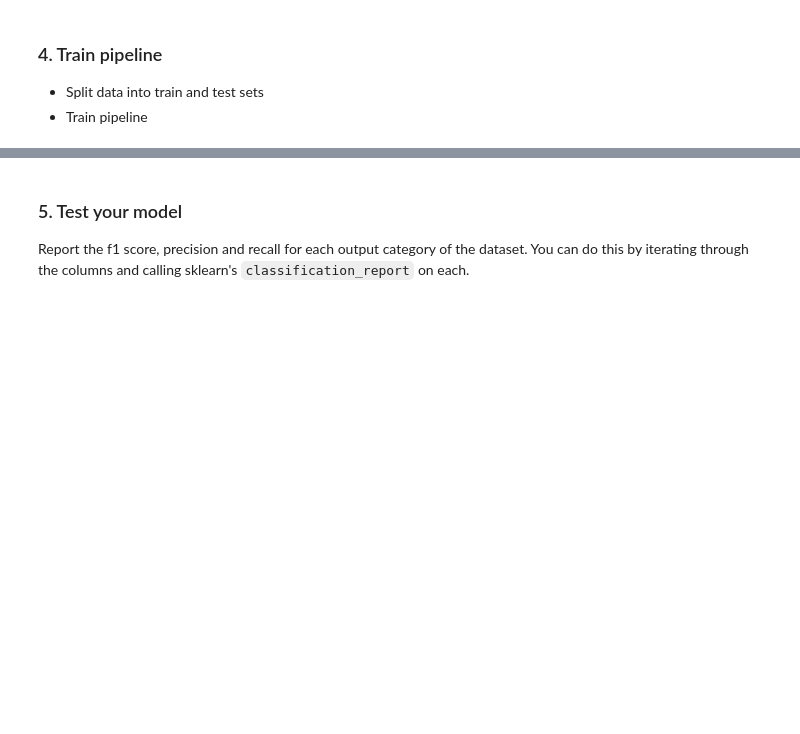
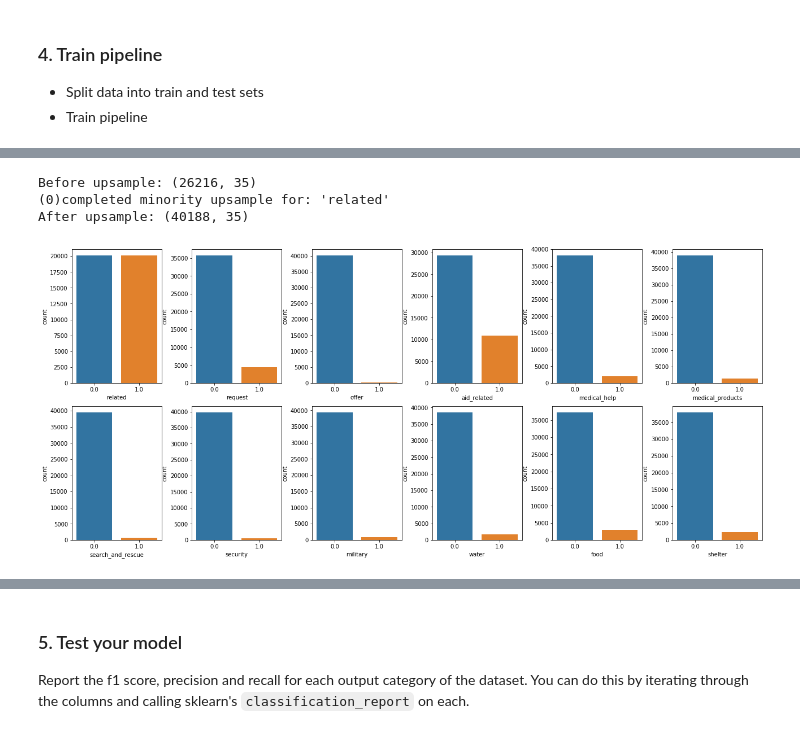
Before and after one commit to khoin-byte/disaster-response-pipeline, a Jupyter notebook: ML_Pipeline_Preparation.ipynb, the cells around one changed output, grey strips where cells are left out. Drawn from its saved outputs; the diff is of its cells as text; code cells hidden in the pictures; blank space fills up the shorter version.

```diff
--- a/ML_Pipeline_Preparation.ipynb
+++ b/ML_Pipeline_Preparation.ipynb
@@ -355 +412,44 @@ X_train, X_test, y_train, y_test = train_test_split(X,
+# %%
+from sklearn.utils import resample
+df_upsampled = y
+for i, col in enumerate(y.columns):
+    print(f"Before upsample: {df_upsampled.shape}")
+    # the use of value_counts() will randomly rotate the keys use to_dict instead.
+    label = y[col].value_counts().to_dict()
+    zeros, ones = label[0.0], label[1.0]
+    if zeros < ones:
+        df_minority = y[y[col] == 0.0]
+        df_majority = y[y[col] == 1.0]
+        major = ones
+    else:
+        df_minority = y[y[col] == 1.0]
+        df_majority = y[y[col] == 0.0]
+        major = zeros
+    df_minority_upsampled = resample(df_minority,
+                                    replace=True,
+                                    n_samples=major,
+                                    random_state=1)
+    df_upsampled = pd.concat([df_majority, df_minority_upsampled])
+    print(f"({i})completed minority upsample for: '{col}'")
+    # print(df_upsampled[col].value_counts())
+    print(f"After upsample: {df_upsampled.shape}")
+    break
+# %% [output]
+Before upsample: (26216, 35)
+(0)completed minority upsample for: 'related'
+After upsample: (40188, 35)
+# %%
+labels = df.columns[4:]
+# just plotting two rows to see imbalance.
+rows, cols = 2,6
+fig, axes = plt.subplots(nrows=rows, ncols=cols, figsize=(18,8))
+fig.tight_layout(pad=2)
+i = 0
+for row in range(rows):
+    for col in range(cols):
+        sns.countplot(x=df_upsampled[labels[i]] , data=df_upsampled, ax=axes[row][col])
+        i += 1
+plt.show()
+# %% [output]
+[figure, added]
 # %%
```
Also changed, not shown: parts of 15 cells of this notebook.
